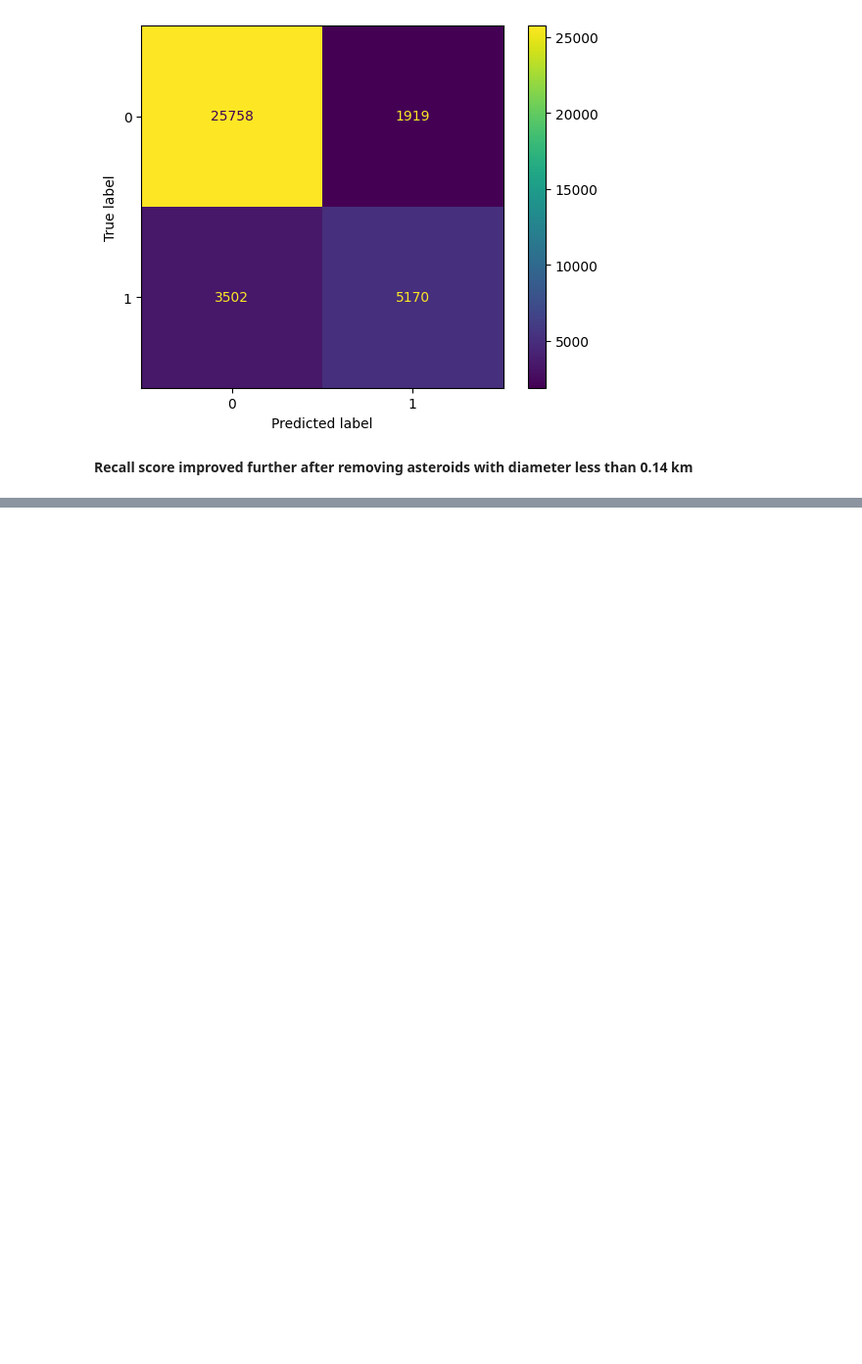
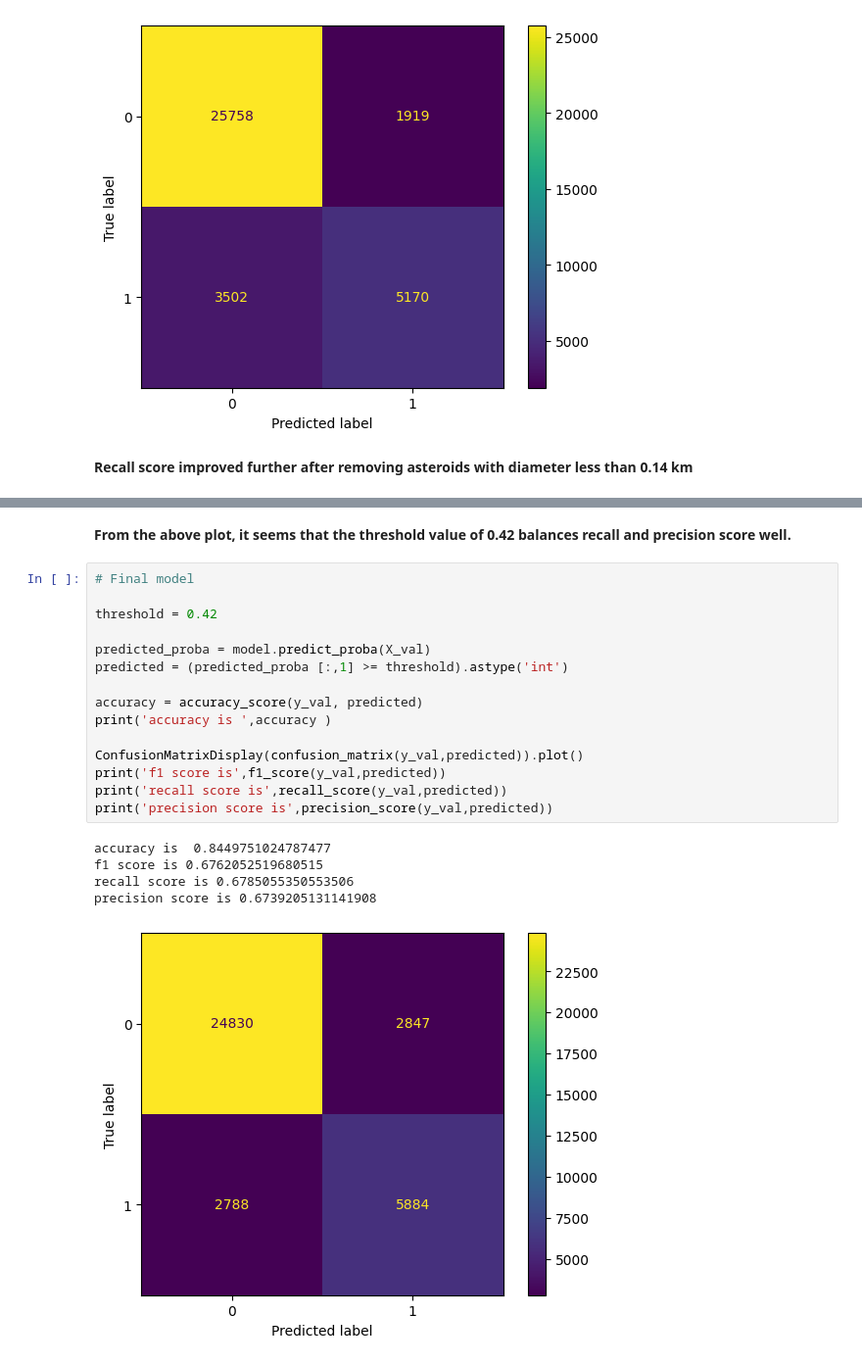
Before and after one commit to JaySprog/nasa_neo, a Jupyter notebook: nasa-neo.ipynb, the cells around one changed output, grey strips where cells are left out. Shown: that part at 98% size. Saved outputs shown, nothing was run; the diff lists cells and outputs as text; blank space fills up the shorter version.

```diff
--- a/nasa-neo.ipynb
+++ b/nasa-neo.ipynb
@@ -591,0 +625,23 @@ precison score is 0.7292989138101283
+# %% [markdown]
+**From the above plot, it seems that the threshold value of 0.42 balances recall and precision score well.**
+# %%
+# Final model
+
+threshold = 0.42
+
+predicted_proba = model.predict_proba(X_val)
+predicted = (predicted_proba [:,1] >= threshold).astype('int')
+
+accuracy = accuracy_score(y_val, predicted)
+print('accuracy is ',accuracy )
+
+ConfusionMatrixDisplay(confusion_matrix(y_val,predicted)).plot()
+print('f1 score is',f1_score(y_val,predicted))
+print('recall score is',recall_score(y_val,predicted))
+print('precision score is',precision_score(y_val,predicted))
+# %% [output]
+accuracy is  0.8449751024787477
+f1 score is 0.6762052519680515
+recall score is 0.6785055350553506
+precision score is 0.6739205131141908
+[figure, added]
```
Also changed, not shown: parts of 6 cells of this notebook.
